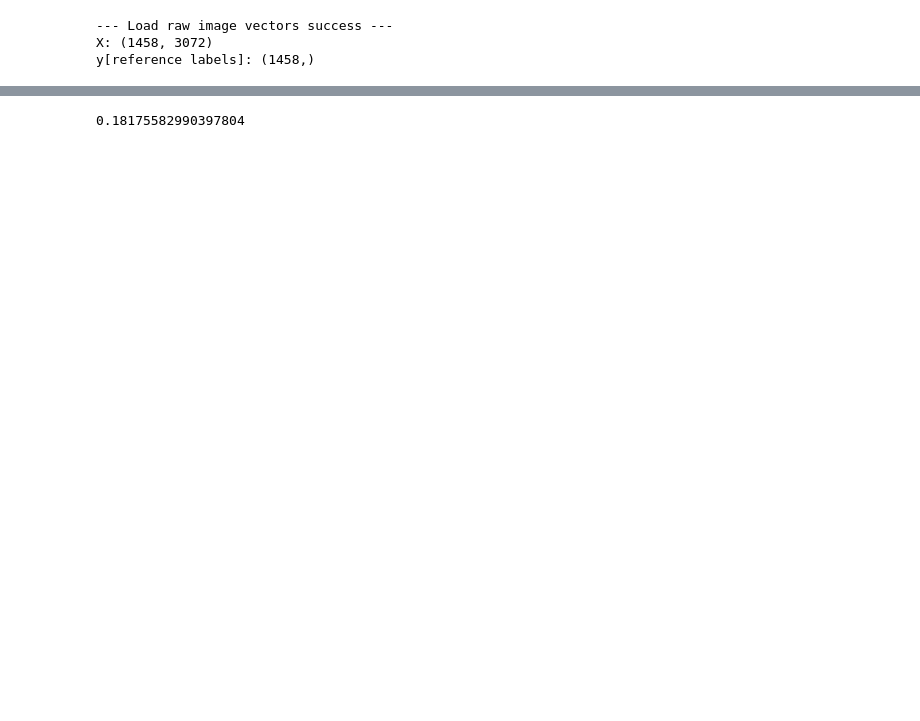
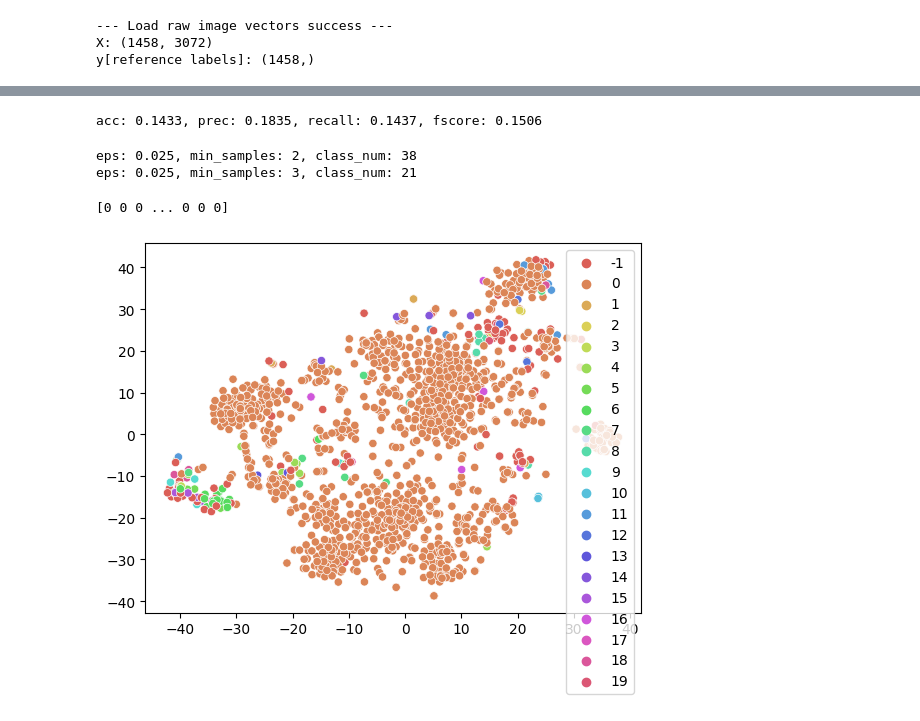
Before and after one commit to Motion115/ML-Labs, a Jupyter notebook: lab3/image_data/img_original_cluster.ipynb, the cells around one changed output, grey strips where cells are left out. Cells and saved outputs as stored; diff of their text form; code cells hidden in the pictures; blank space fills up the shorter version.

```diff
--- a/lab3/image_data/img_original_cluster.ipynb
+++ b/lab3/image_data/img_original_cluster.ipynb
@@ -28,9 +28,70 @@ for i in range(len(y_pred)):
 
 # calculate the accuracy
 from sklearn.metrics import accuracy_score
-print(accuracy_score(y, y_pred))
+acc = accuracy_score(y, y_pred)
+
+# calculate the precision and recall
+from sklearn.metrics import precision_recall_fscore_support
+# generate an list from 0-19
+label = [i for i in range(20)]
+prec, recall, fscore, _ = precision_recall_fscore_support(y, y_pred, average='macro', labels=label, zero_division=0)
+
+# remain 4 digits in print
+print("acc: {:.4f}, prec: {:.4f}, recall: {:.4f}, fscore: {:.4f}".format(acc, prec, recall, fscore))
 # %% [output]
-0.18175582990397804
+acc: 0.1433, prec: 0.1835, recall: 0.1437, fscore: 0.1506
+# %%
+from tqdm import tqdm
+# use DBSCAN to cluster the data
+from sklearn.cluster import DBSCAN
+
+# for X, do a PCA
+from sklearn.decomposition import PCA
+pca = PCA(n_components=2)
+X_pca = pca.fit_transform(X)
+
+# grid search for the best eps and min_samples
+eps_step = 0.025
+sample_step = 1
+closest_estimate_classes = 0
+# generate a list of eps and min_samples
+eps_list = [i * eps_step for i in range(1, 40)]
+sample_list = [i * sample_step for i in range(1, 30)]
+for eps in tqdm(eps_list):
+    for sample in sample_list:
+        dbscan = DBSCAN(eps=eps, min_samples=sample).fit(X_pca)
+        # get class number
+        class_num = len(set(dbscan.labels_))
+        # if the current class_number is closer to 20, print the eps and min_samples
+        if abs(20 - class_num) < abs(20 - closest_estimate_classes) or class_num == 20:
+            closest_estimate_classes = class_num
+            print("eps: {}, min_samples: {}, class_num: {}".format(eps, sample, class_num))
+# %% [output]
+eps: 0.025, min_samples: 2, class_num: 38
+eps: 0.025, min_samples: 3, class_num: 21
+# %%
+# get a dbscan model with the best eps and min_samples
+dbscan = DBSCAN(eps=0.025, min_samples=3).fit(X_pca)
+# predict the cluster for each data point
+y_pred_dbscan = dbscan.labels_
+print(y_pred_dbscan)
+
+# use tsne to visualize the result
+from sklearn.manifold import TSNE
+import matplotlib.pyplot as plt
+import seaborn as sns
+
+# get the tsne result
+tsne_dbscan = TSNE(n_components=2, random_state=0)
+X_tsne = tsne_dbscan.fit_transform(X)
+
+# plot the tsne result
+sns.scatterplot(x=X_tsne[:, 0], y=X_tsne[:, 1], hue=y_pred_dbscan, legend='full', palette=sns.color_palette("hls", len(set(y_pred_dbscan))))
+#sns.scatterplot(x=X_tsne[:, 0], y=X_tsne[:, 1], hue=(y==y_pred_dbscan))
+plt.show()
+# %% [output]
+[0 0 0 ... 0 0 0]
+[figure, added]
 # %%
 # use tsne to visualize the data
 from sklearn.manifold import TSNE
```
Also changed, not shown: parts of 2 cells of this notebook, 5 other files.
